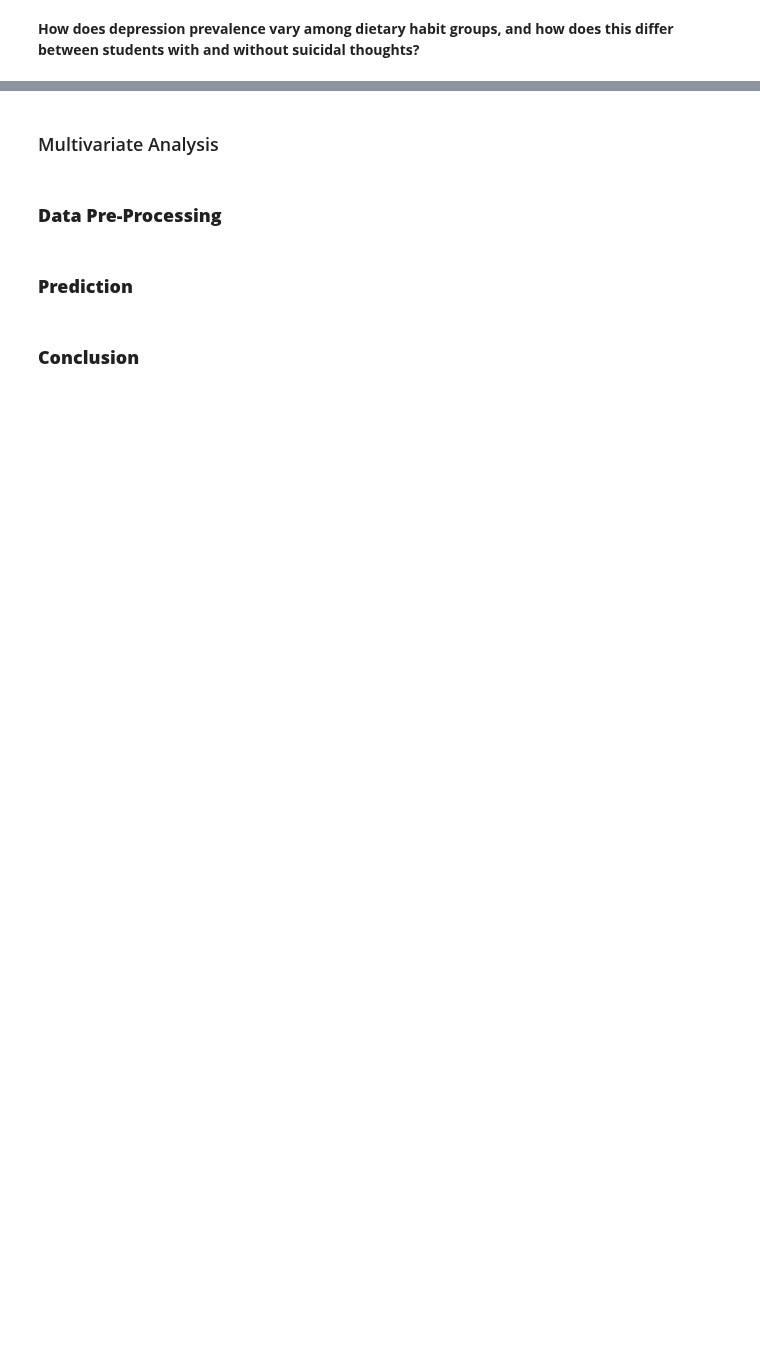
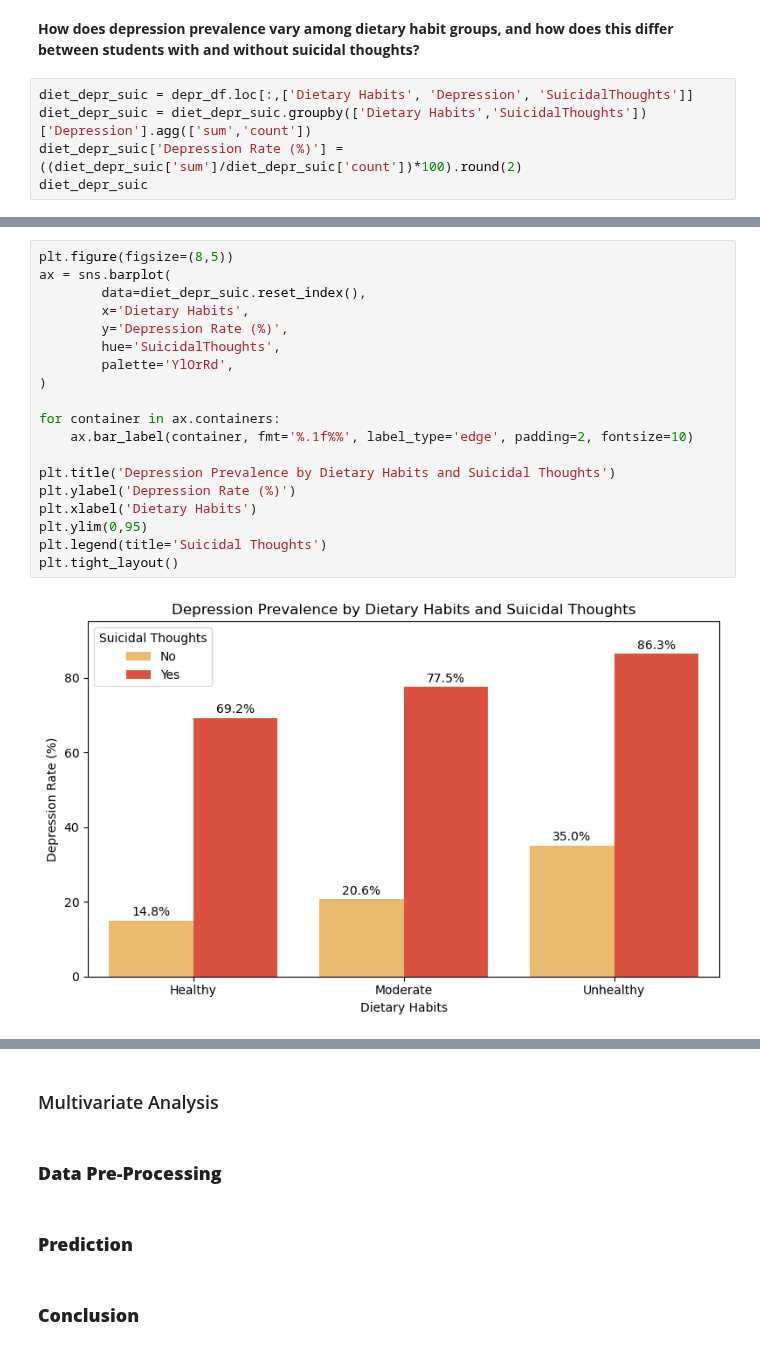
Before and after one commit to Siddharth-Saravanan/Student_Depression_Analysis_and_Prediction_using_Machine_Learning, a Jupyter notebook: student_depression_prediction.ipynb, the cells around one changed output, grey strips where cells are left out. Saved outputs shown, nothing was run; the diff lists cells and outputs as text; blank space fills up the shorter version.

```diff
--- a/student_depression_prediction.ipynb
+++ b/student_depression_prediction.ipynb
@@ -1203,2 +1205,7 @@ However, even among **non-depressed students**, about **32%** report **suicidal
 # %% [markdown]
 **How does depression prevalence vary among dietary habit groups, and how does this differ between students with and without suicidal thoughts?**
+# %%
+diet_depr_suic = depr_df.loc[:,['Dietary Habits', 'Depression', 'SuicidalThoughts']]
+diet_depr_suic = diet_depr_suic.groupby(['Dietary Habits','SuicidalThoughts'])['Depression'].agg(['sum','count'])
+diet_depr_suic['Depression Rate (%)'] = ((diet_depr_suic['sum']/diet_depr_suic['count'])*100).round(2)
+diet_depr_suic
@@ -1204,0 +1221,21 @@ However, even among **non-depressed students**, about **32%** report **suicidal
+# %%
+plt.figure(figsize=(8,5))
+ax = sns.barplot(
+        data=diet_depr_suic.reset_index(),
+        x='Dietary Habits',
+        y='Depression Rate (%)',
+        hue='SuicidalThoughts',
+        palette='YlOrRd',
+)
+
+for container in ax.containers:
+    ax.bar_label(container, fmt='%.1f%%', label_type='edge', padding=2, fontsize=10)
+
+plt.title('Depression Prevalence by Dietary Habits and Suicidal Thoughts')
+plt.ylabel('Depression Rate (%)')
+plt.xlabel('Dietary Habits')
+plt.ylim(0,95)
+plt.legend(title='Suicidal Thoughts')
+plt.tight_layout()
+# %% [output]
+[figure, added]
```
Also changed, not shown: parts of 4 cells of this notebook.
